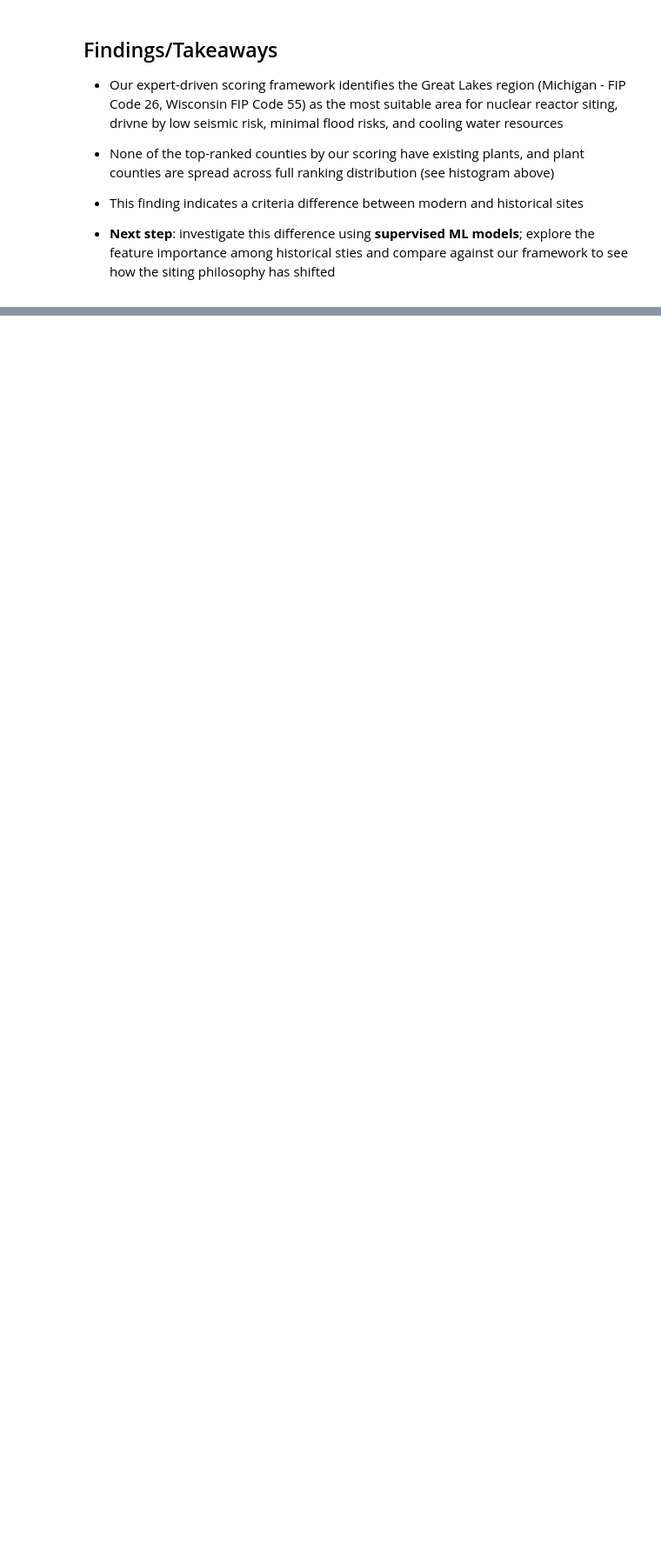
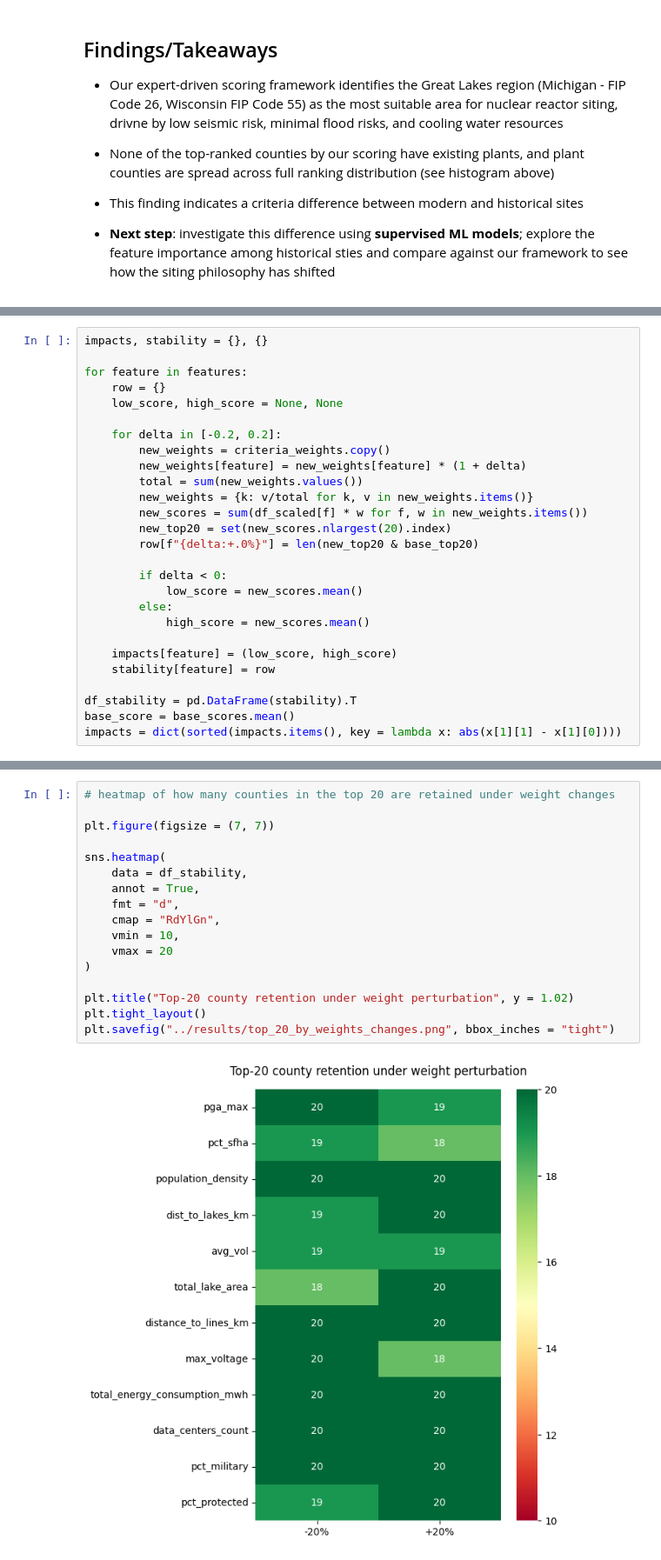
Before and after one commit to quentinconklejr/team-nuclear-family, a Jupyter notebook: notebooks/scoring.ipynb, the cells around one changed output, grey strips where cells are left out. Shown at 87% size. Saved outputs shown, nothing was run; the diff lists cells and outputs as text; blank space fills up the shorter version.

```diff
--- a/notebooks/scoring.ipynb
+++ b/notebooks/scoring.ipynb
@@ -220,0 +230,27 @@ plt.tight_layout()
+# %%
+impacts, stability = {}, {}
+
+for feature in features:
+    row = {}
+    low_score, high_score = None, None
+
+    for delta in [-0.2, 0.2]:
+        new_weights = criteria_weights.copy()
+        new_weights[feature] = new_weights[feature] * (1 + delta)
+        total = sum(new_weights.values())
+        new_weights = {k: v/total for k, v in new_weights.items()}
+        new_scores = sum(df_scaled[f] * w for f, w in new_weights.items())
+        new_top20 = set(new_scores.nlargest(20).index)
+        row[f"{delta:+.0%}"] = len(new_top20 & base_top20)
+
+        if delta < 0:
+            low_score = new_scores.mean()
+        else:
+            high_score = new_scores.mean()
+
+    impacts[feature] = (low_score, high_score)
+    stability[feature] = row
+
+df_stability = pd.DataFrame(stability).T
+base_score = base_scores.mean()
+impacts = dict(sorted(impacts.items(), key = lambda x: abs(x[1][1] - x[1][0])))
@@ -220,0 +315,19 @@ plt.tight_layout()
+# %%
+# heatmap of how many counties in the top 20 are retained under weight changes
+
+plt.figure(figsize = (7, 7))
+
+sns.heatmap(
+    data = df_stability,
+    annot = True,
+    fmt = "d",
+    cmap = "RdYlGn",
+    vmin = 10,
+    vmax = 20
+)
+
+plt.title("Top-20 county retention under weight perturbation", y = 1.02)
+plt.tight_layout()
+plt.savefig("../results/top_20_by_weights_changes.png", bbox_inches = "tight")
+# %% [output]
+[figure, added]
```
Also changed, not shown: parts of 8 cells of this notebook.
